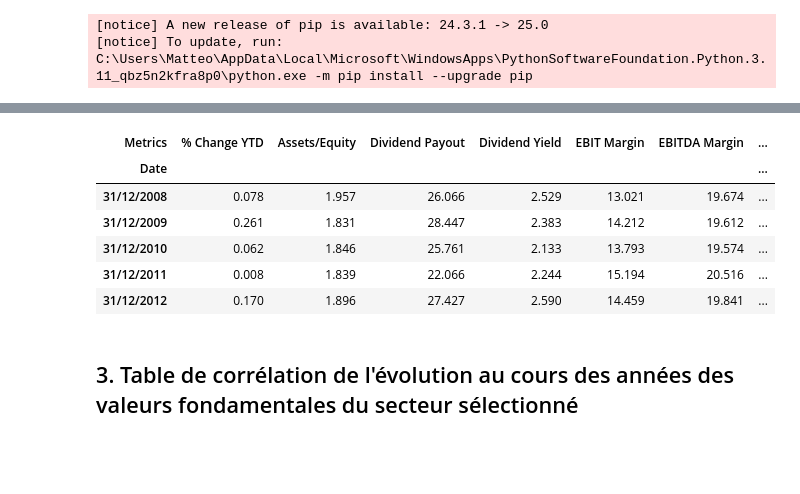
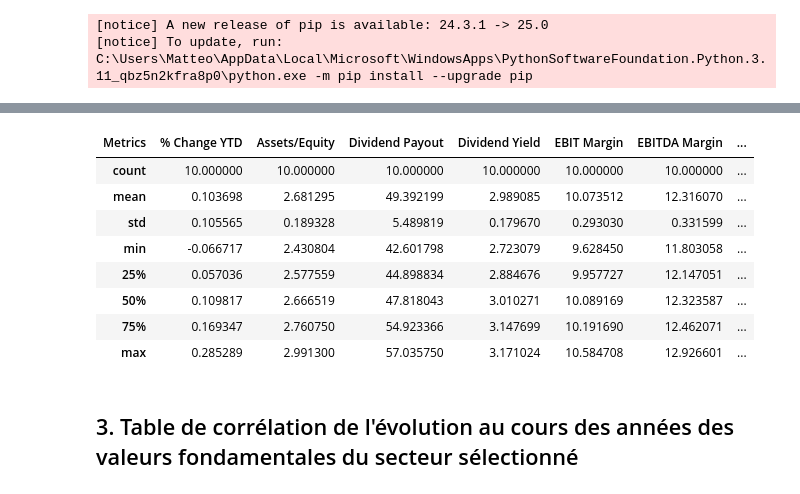
Before and after one commit to SuperWD40/ACP_on_fundamentals_for_sector_clustering, a Jupyter notebook: Sujet 4 - Notebook.ipynb, the cells around one changed output, grey strips where cells are left out. Drawn from its saved outputs; the diff is of its cells as text; code cells hidden in the pictures; blank space fills up the shorter version.

```diff
--- a/Sujet 4 - Notebook.ipynb
+++ b/Sujet 4 - Notebook.ipynb
@@ -67,5 +77,6 @@ df.head().round(3)
 # %%
-sector = 'Energy'
+# Sélection du secteur pour le reste de l'étude
+sector = 'Consumer Staples'
 
 # Sélection du secteur et de la colonne "Date"
 dataset = df[[sector, 'Date']]
@@ -75,14 +86,17 @@ dataset = dataset.reset_index().pivot(index='Metrics', columns='Date').dropna()
 
 # Supression de la dimension secteur et transposition des axes
 dataset = dataset[sector].transpose()
-dataset.head().round(3)
-# %% [output]
-| Metrics | % Change YTD | Assets/Equity | Dividend Payout | Dividend Yield | EBIT Margin | EBITDA Margin | ... |
-| Date |  |  |  |  |  |  | ... |
-| 31/12/2008 | 0.078 | 1.957 | 26.066 | 2.529 | 13.021 | 19.674 | ... |
-| 31/12/2009 | 0.261 | 1.831 | 28.447 | 2.383 | 14.212 | 19.612 | ... |
-| 31/12/2010 | 0.062 | 1.846 | 25.761 | 2.133 | 13.793 | 19.574 | ... |
-| 31/12/2011 | 0.008 | 1.839 | 22.066 | 2.244 | 15.194 | 20.516 | ... |
-| 31/12/2012 | 0.170 | 1.896 | 27.427 | 2.590 | 14.459 | 19.841 | ... |
+# %%
+dataset.describe()
+# %% [output]
+| Metrics | % Change YTD | Assets/Equity | Dividend Payout | Dividend Yield | EBIT Margin | EBITDA Margin | ... |
+| count | 10.000000 | 10.000000 | 10.000000 | 10.000000 | 10.000000 | 10.000000 | ... |
+| mean | 0.103698 | 2.681295 | 49.392199 | 2.989085 | 10.073512 | 12.316070 | ... |
+| std | 0.105565 | 0.189328 | 5.489819 | 0.179670 | 0.293030 | 0.331599 | ... |
+| min | -0.066717 | 2.430804 | 42.601798 | 2.723079 | 9.628450 | 11.803058 | ... |
+| 25% | 0.057036 | 2.577559 | 44.898834 | 2.884676 | 9.957727 | 12.147051 | ... |
+| 50% | 0.109817 | 2.666519 | 47.818043 | 3.010271 | 10.089169 | 12.323587 | ... |
+| 75% | 0.169347 | 2.760750 | 54.923366 | 3.147699 | 10.191690 | 12.462071 | ... |
+| max | 0.285289 | 2.991300 | 57.035750 | 3.171024 | 10.584708 | 12.926601 | ... |
 # %% [markdown]
 ## 3. Table de corrélation de l'évolution au cours des années des valeurs fondamentales du secteur sélectionné
```
Also changed, not shown: parts of 28 cells of this notebook.
